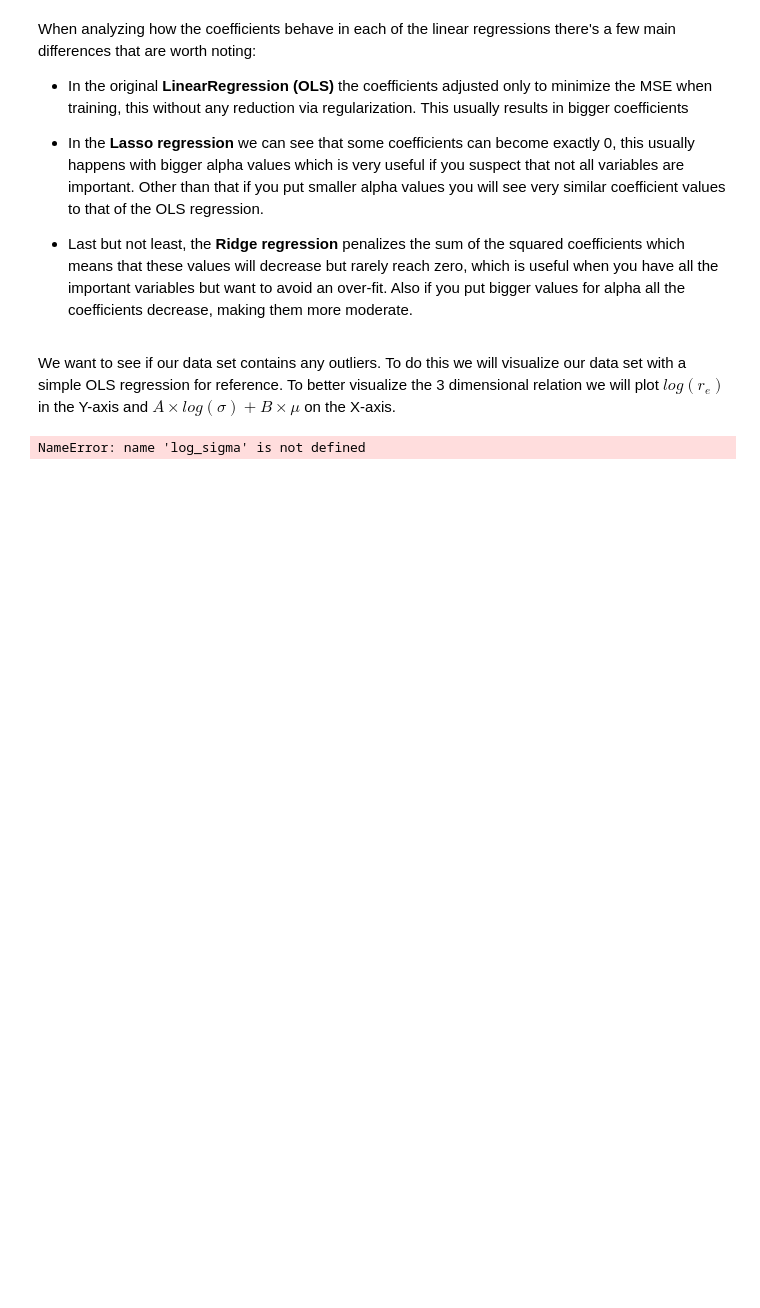
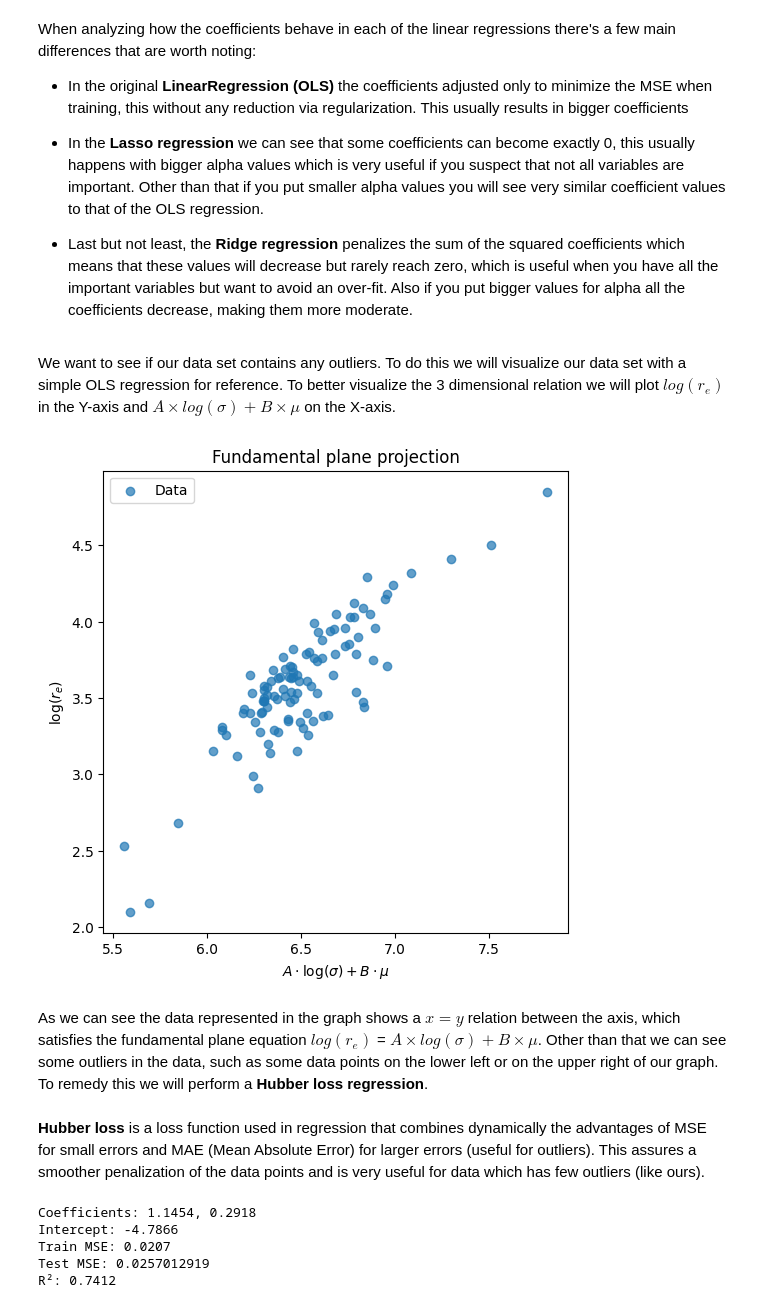
Before and after one commit to conichito/AS4501, a Jupyter notebook: Homework 1/Tarea-1.ipynb, the cells around one changed output. Cells and saved outputs as stored; diff of their text form; code cells hidden in the pictures; blank space fills up the shorter version.

```diff
--- a/Homework 1/Tarea-1.ipynb
+++ b/Homework 1/Tarea-1.ipynb
@@ -333,27 +335,72 @@ When analyzing how the coefficients behave in each of the linear regressions the
 # %% [markdown]
 We want to see if our data set contains any outliers. To do this we will visualize our data set with a simple OLS regression for reference. To better visualize the 3 dimensional relation we will plot $log(r_e)$ in the Y-axis and $A \times log(\sigma) + B \times \mu$ on the X-axis.
 # %%
+# We name our variables
+
+log_sigma = data[['log_sigma']]
+log_re = data[['log_re_pc']]
+mu = data[['mu']]
+
+
 # OLS coefficients
 
 A = 1.14242
 B = 0.31094
-C = -3.15997076
 
 # X and Y axis
-x = A * np.log10(log_sigma.values.flatten()) + B * mu.values.flatten() + C
+x = A * np.log10(log_sigma.values.flatten()) + B * mu.values.flatten()
 y = log_re.values.flatten()
 
 
 # We graph our data and regression
 
 plt.figure(figsize=(6,6))
 plt.scatter(x, y, alpha=0.7, label = "Data")
-plt.plot([min(x), max(x)], [min(x), max(x)], 'r--', label = "y=x (ideal relation)")
 
 plt.xlabel(r"$A \cdot \log(\sigma) + B \cdot \mu$")
 plt.ylabel(r"$\log(r_e)$")
 plt.legend()
 plt.title("Fundamental plane projection")
 plt.show()
 # %% [output]
-NameError: name 'log_sigma' is not defined
+[figure, added]
+# %% [markdown]
+As we can see the data represented in the graph shows a $x=y$ relation between the axis, which satisfies the fundamental plane equation $log(r_e)$ = $A \times log(\sigma) + B \times \mu$. Other than that we can see some outliers in the data, such as some data points on the lower left or on the upper right of our graph. To remedy this we will perform a **Hubber loss regression**.
+# %% [markdown]
+**Hubber loss** is a loss function used in regression that combines dynamically the advantages of MSE for small errors and MAE (Mean Absolute Error) for larger errors (useful for outliers). This assures a smoother penalization of the data points and is very useful for data which has few outliers (like ours).
+# %%
+hubber = HuberRegressor(epsilon = 1.47) # Regularization strength
+hubber.fit(fplane_X_train, fplane_Y_train.values.ravel())
+
+# We make new predictions for cross-validation
+
+fplane_Y_train_pred = hubber.predict(fplane_X_train)
+fplane_Y_test_pred = hubber.predict(fplane_X_test)
+
+# We calculate Coefficients
+
+coefs = hubber.coef_
+intercept = hubber.intercept_
+
+# We calculate MSE for both samples
+
+train_MSE = mean_squared_error(fplane_Y_train, fplane_Y_train_pred)
+test_MSE = mean_squared_error(fplane_Y_test, fplane_Y_test_pred)
+
+# We calculate R² value
+
+r2 = r2_score(fplane_Y_test, fplane_Y_test_pred)
+
+# We print results
+
+print(f"Coefficients: {', '.join(f"{c:.4f}" for c in coefs)}")
+print(f"Intercept: {intercept:.4f}")
+print(f"Train MSE: {train_MSE:.4f}")
+print(f"Test MSE: {test_MSE:.10f}")
+print(f"R²: {r2:.4f}")
+# %% [output]
+Coefficients: 1.1454, 0.2918
+Intercept: -4.7866
+Train MSE: 0.0207
+Test MSE: 0.0257012919
+R²: 0.7412
```
Also changed, not shown: parts of 9 cells of this notebook.
